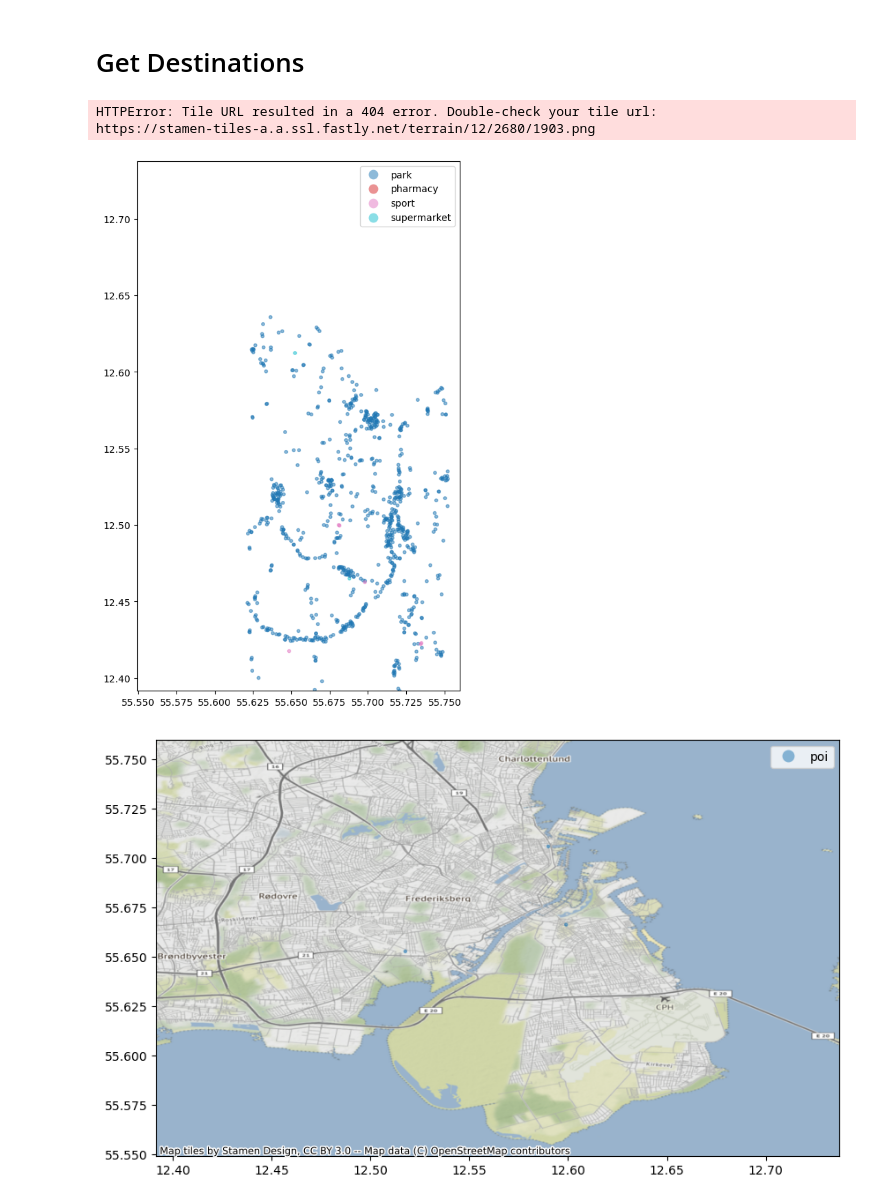
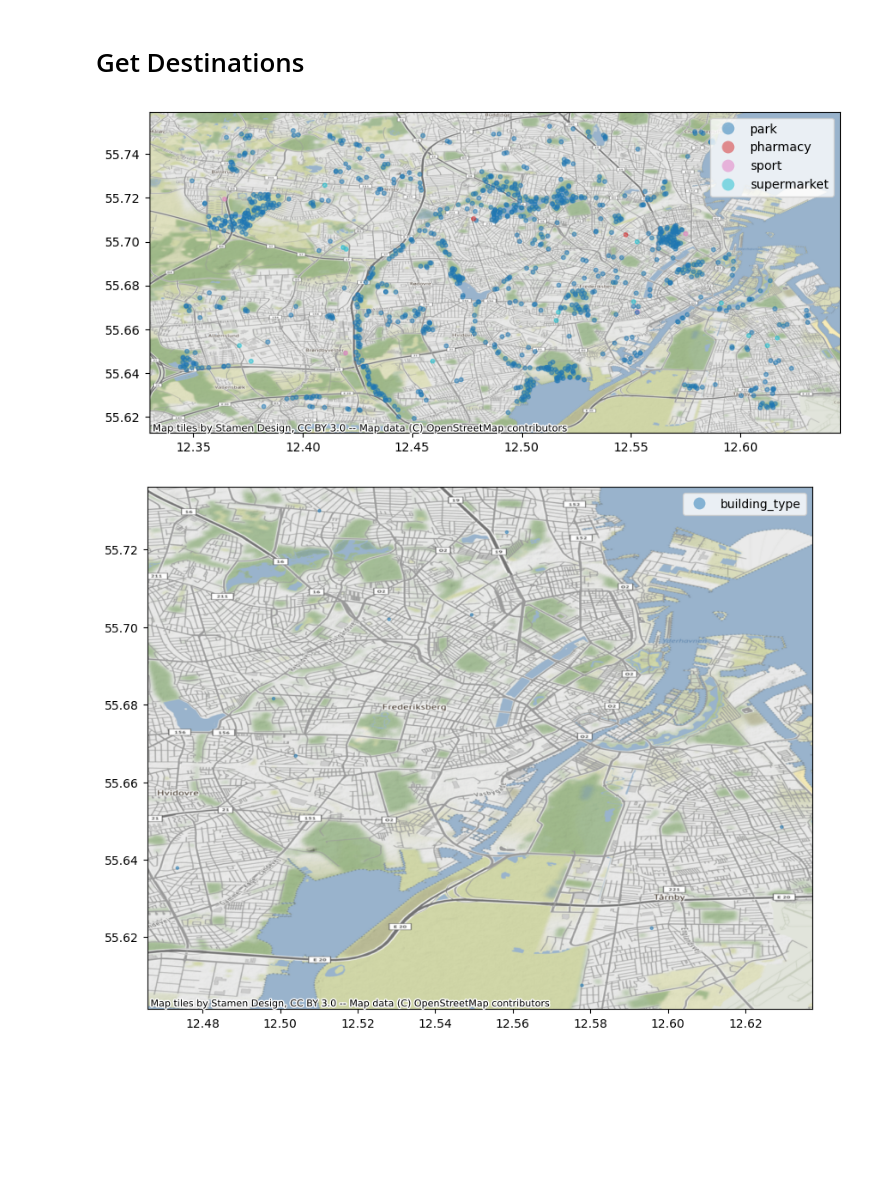
Before and after one commit to hextransit/n-minute-city, a Jupyter notebook: python/poi_routing.ipynb, the cells around one changed output. Saved outputs shown, nothing was run; the diff lists cells and outputs as text; code cells hidden in the pictures; blank space fills up the shorter version.

```diff
--- a/python/poi_routing.ipynb
+++ b/python/poi_routing.ipynb
@@ -94,26 +97,25 @@ h3_df = get_pois_h3(pbf_path, essential_filter, H3_RES, category_set, osm_tag_ma
 # %%
 sample_df = h3_df.sample(1000) #df.sample(100)
 sample_df[['y','x']] = list(sample_df['h3_index'].apply(h3.h3_to_geo))
 # Convert the pandas DataFrame to a GeoPandas DataFrame with a Point geometry column
+# geopandas.points_from_xy(x, y, z=None, crs=None)
 gdf = gpd.GeoDataFrame(sample_df, geometry=gpd.points_from_xy(sample_df.x, sample_df.y))
 
 fig, ax = plt.subplots(figsize=(10,10))
 # Show the GeoPandas DataFrame
 gdf.plot(ax=ax, column='category', categorical=True, legend=True, markersize=10, alpha=0.5)
 
 # denmark
 #plt.xlim(12.391681,12.737388)
 #plt.ylim(55.549206, 55.759991)
 
 # middle east
-plt.ylim(12.391681,12.737388)
-plt.xlim(55.549206, 55.759991)
+#plt.ylim(12.391681,12.737388)
+#plt.xlim(55.549206, 55.759991)
 
 cx.add_basemap(ax = ax, crs="EPSG:4326")
 # %% [output]
-HTTPError: Tile URL resulted in a 404 error. Double-check your tile url:
-https://stamen-tiles-a.a.ssl.fastly.net/terrain/12/2680/1903.png
-[figure, old version]
+[figure, new version]
 # %%
 h3_df['hex_type'] = 'poi'
 origins = pd.read_csv(h3_csv)
@@ -121,9 +123,7 @@ origins = origins[origins['residential_bool']==1]
 origins['hex_type'] = 'building_type'
 combined = origins[['h3_index','hex_type']].append(h3_df[['h3_index','hex_type']])
 
-combined = combined[combined['hex_type']=='poi']
-
-sample_df = combined.sample(1000) #df.sample(100)
+sample_df = combined.sample(10) #df.sample(100)
 sample_df[['y','x']] = list(sample_df['h3_index'].apply(h3.h3_to_geo))
 # Convert the pandas DataFrame to a GeoPandas DataFrame with a Point geometry column
 gdf = gpd.GeoDataFrame(sample_df, geometry=gpd.points_from_xy(sample_df.x, sample_df.y))
@@ -132,9 +132,9 @@ fig, ax = plt.subplots(figsize=(10,10))
 # Show the GeoPandas DataFrame
 gdf.plot(ax=ax, column='hex_type', categorical=True, legend=True, markersize=5, alpha=0.5)
 
-plt.xlim(12.391681,12.737388)
-plt.ylim(55.549206, 55.759991)
+#plt.xlim(12.391681,12.737388)
+#plt.ylim(55.549206, 55.759991)
 
 cx.add_basemap(ax = ax, crs="EPSG:4326")
 # %% [output]
-[figure, old version]
+[figure, new version]
```
Also changed, not shown: parts of 12 cells of this notebook.
